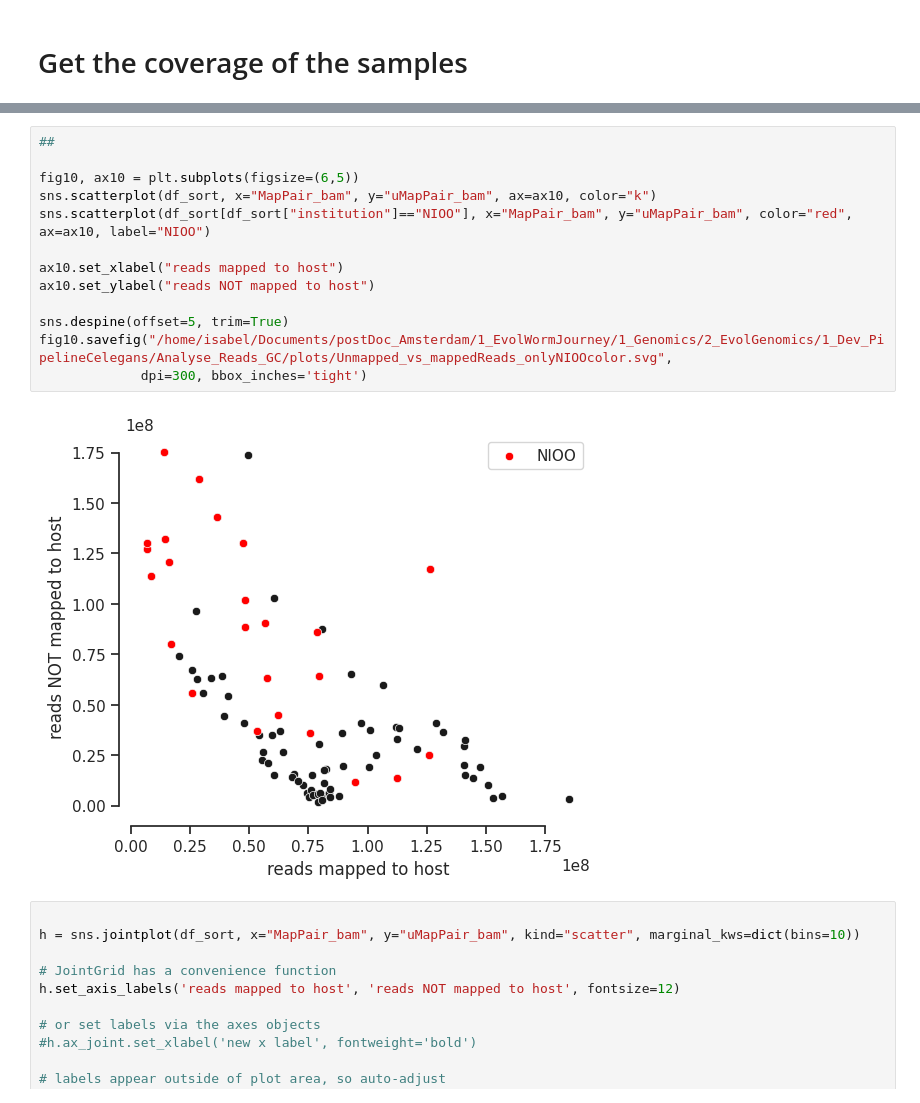
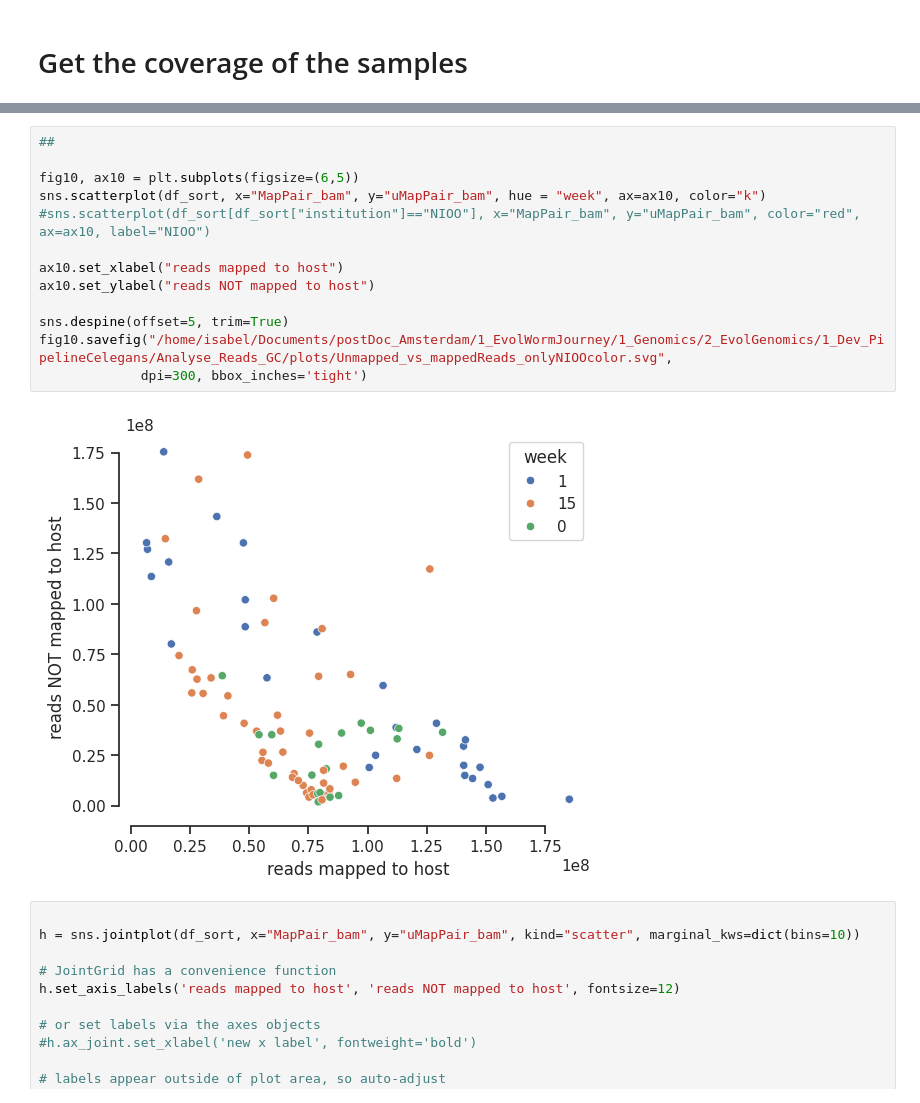
Before and after one commit to Easybel/HostMicrobiomeEvol, a Jupyter notebook: PopSequencing/2_Analysis/Plot_ReadStatistics.ipynb, the cells around one changed output, grey strips where cells are left out. Cells and saved outputs as stored; diff of their text form.

```diff
--- a/PopSequencing/2_Analysis/Plot_ReadStatistics.ipynb
+++ b/PopSequencing/2_Analysis/Plot_ReadStatistics.ipynb
@@ -534,18 +532,18 @@ Text(0, 0.5, 'la la')
 # %%
 ##
 
 fig10, ax10 = plt.subplots(figsize=(6,5))
-sns.scatterplot(df_sort, x="MapPair_bam", y="uMapPair_bam", ax=ax10, color="k")
-sns.scatterplot(df_sort[df_sort["institution"]=="NIOO"], x="MapPair_bam", y="uMapPair_bam", color="red", ax=ax10, label="NIOO")
+sns.scatterplot(df_sort, x="MapPair_bam", y="uMapPair_bam", hue = "week", ax=ax10, color="k")
+#sns.scatterplot(df_sort[df_sort["institution"]=="NIOO"], x="MapPair_bam", y="uMapPair_bam", color="red", ax=ax10, label="NIOO")
 
 ax10.set_xlabel("reads mapped to host")
 ax10.set_ylabel("reads NOT mapped to host")
 
 sns.despine(offset=5, trim=True)
 fig10.savefig("/home/isabel/Documents/postDoc_Amsterdam/1_EvolWormJourney/1_Genomics/2_EvolGenomics/1_Dev_PipelineCelegans/Analyse_Reads_GC/plots/Unmapped_vs_mappedReads_onlyNIOOcolor.svg",
              dpi=300, bbox_inches='tight')
 # %% [output]
-[figure, old version]
+[figure, new version]
 # %%
 
 h = sns.jointplot(df_sort, x="MapPair_bam", y="uMapPair_bam", kind="scatter", marginal_kws=dict(bins=10))
```
Also changed, not shown: parts of 6 cells of this notebook, 5 other files.
